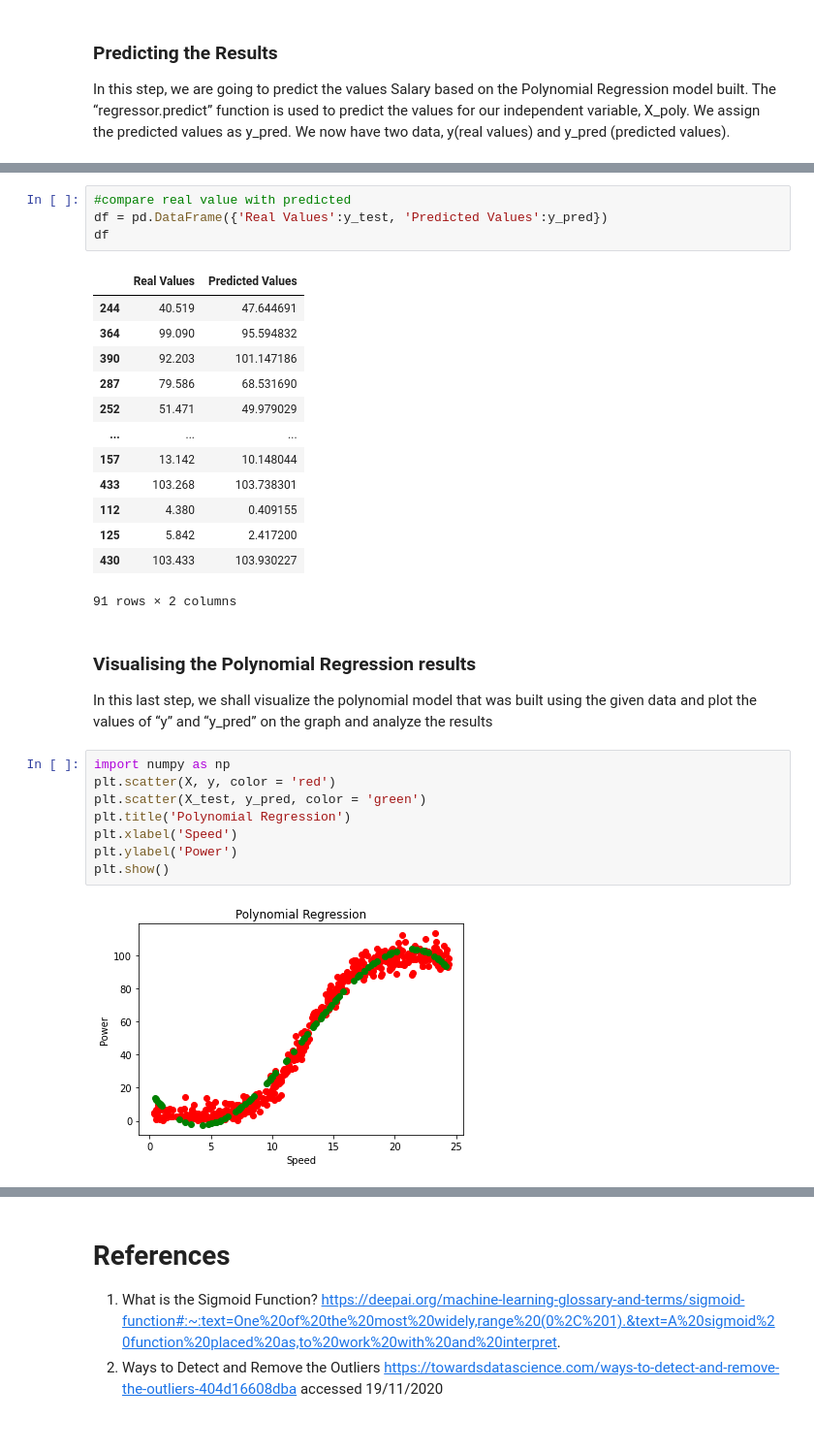
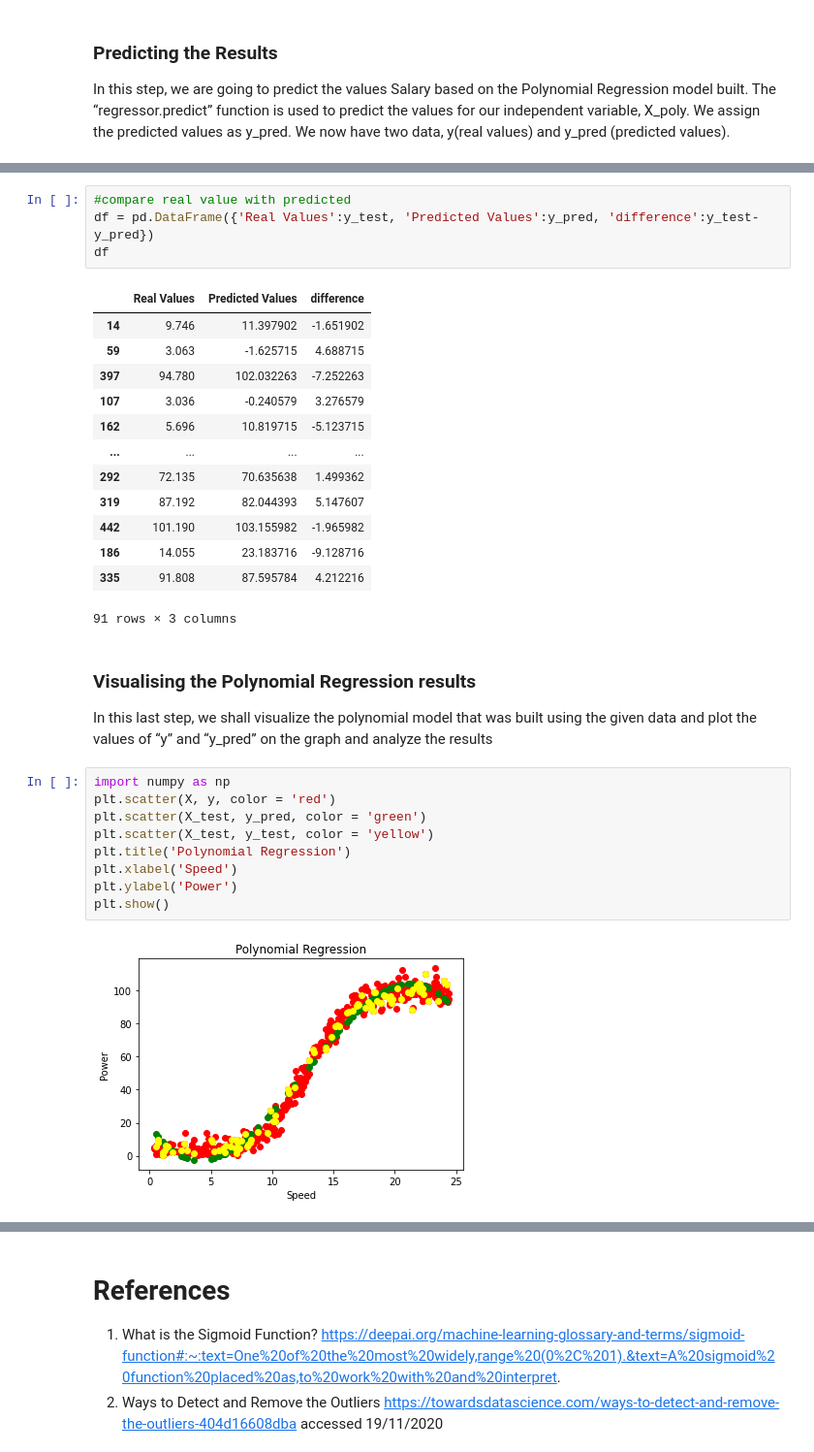
Before and after one commit to Freeha-S/Machine-Learning-Project2020, a Jupyter notebook: Project2020.ipynb, the cells around one changed output, grey strips where cells are left out. Shown: that part at 97% size. Cells and saved outputs as stored; diff of their text form.

```diff
--- a/Project2020.ipynb
+++ b/Project2020.ipynb
@@ -218,32 +276,33 @@ print(y_pred)
 # %%
 #compare real value with predicted
-df = pd.DataFrame({'Real Values':y_test, 'Predicted Values':y_pred})
+df = pd.DataFrame({'Real Values':y_test, 'Predicted Values':y_pred, 'difference':y_test-y_pred})
 df
 # %% [output]
-|  | Real Values | Predicted Values |
-| 244 | 40.519 | 47.644691 |
-| 364 | 99.090 | 95.594832 |
-| 390 | 92.203 | 101.147186 |
-| 287 | 79.586 | 68.531690 |
-| 252 | 51.471 | 49.979029 |
-| ... | ... | ... |
-| 157 | 13.142 | 10.148044 |
-| 433 | 103.268 | 103.738301 |
-| 112 | 4.380 | 0.409155 |
-| 125 | 5.842 | 2.417200 |
-| 430 | 103.433 | 103.930227 |
+|  | Real Values | Predicted Values | difference |
+| 14 | 9.746 | 11.397902 | -1.651902 |
+| 59 | 3.063 | -1.625715 | 4.688715 |
+| 397 | 94.780 | 102.032263 | -7.252263 |
+| 107 | 3.036 | -0.240579 | 3.276579 |
+| 162 | 5.696 | 10.819715 | -5.123715 |
+| ... | ... | ... | ... |
+| 292 | 72.135 | 70.635638 | 1.499362 |
+| 319 | 87.192 | 82.044393 | 5.147607 |
+| 442 | 101.190 | 103.155982 | -1.965982 |
+| 186 | 14.055 | 23.183716 | -9.128716 |
+| 335 | 91.808 | 87.595784 | 4.212216 |
-91 rows × 2 columns
+91 rows × 3 columns
 # %% [markdown]
 ### Visualising the Polynomial Regression results
 In this last step, we shall visualize the polynomial model that was built using the given data and plot the values of “y” and “y_pred” on the graph and analyze the results
 # %%
 import numpy as np
 plt.scatter(X, y, color = 'red')
 plt.scatter(X_test, y_pred, color = 'green')
+plt.scatter(X_test, y_test, color = 'yellow')
 plt.title('Polynomial Regression')
 plt.xlabel('Speed')
 plt.ylabel('Power')
 plt.show()
 # %% [output]
-[figure, old version]
+[figure, new version]
 # %%
```
Also changed, not shown: parts of 31 cells of this notebook, 8 other files.
